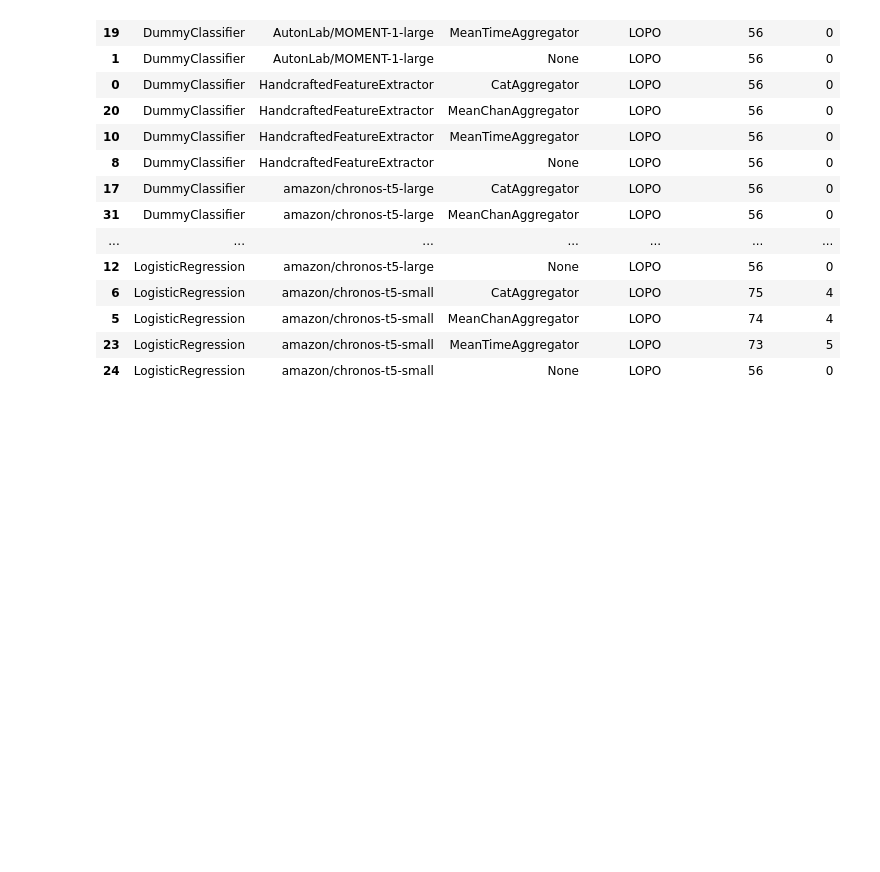
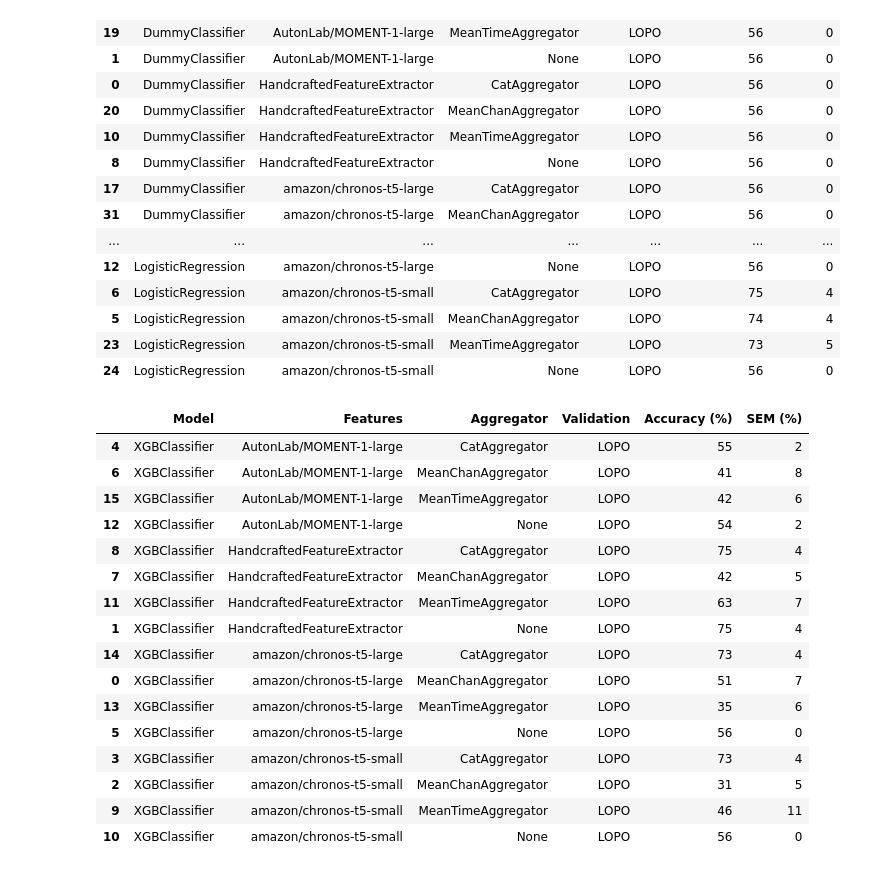
Before and after one commit to LeonardoAlchieri/pretrained_foundation_models_physiological_data, a Jupyter notebook: notebooks/checking_results.ipynb, the cells around one changed output. Saved outputs shown, nothing was run; the diff lists cells and outputs as text; code cells hidden in the pictures; blank space fills up the shorter version.

```diff
--- a/notebooks/checking_results.ipynb
+++ b/notebooks/checking_results.ipynb
@@ -5,13 +5,19 @@ from yaml import safe_load
 from IPython.display import display
 
 
-def present_results(path: str) -> None:
+def present_results(path: str, val_method: str = "lopo") -> None:
     experiments = [f for f in os.listdir(path) if os.path.isdir(os.path.join(path, f))]
     results = []
     for exp in experiments:
         exp_path = os.path.join(path, exp)
-        report = pd.read_csv(os.path.join(exp_path, "reports.csv"), index_col=0)
+        reports_path = os.path.join(exp_path, "reports.csv")
+        if not os.path.exists(reports_path):
+            print(f"Skipping {exp_path} as reports.csv does not exist.")
+            continue
+        report = pd.read_csv(reports_path, index_col=0)
         conf = safe_load(open(os.path.join(exp_path, ".hydra/config.yaml")))
+        if conf['validation_method']['_target_'].split(".")[-1].lower() != val_method:
+            continue
         model_name: str = conf["model"]["model"]["_target_"].split(".")[-1]
         features_name = (
             conf["feature_extractor"]["_target_"].split(".")[-1]
@@ -99,3 +111,23 @@ present_results("../outputs/multirun_2025-06-18_08-58-59")
 | 5 | LogisticRegression | amazon/chronos-t5-small | MeanChanAggregator | LOPO | 74 | 4 |
 | 23 | LogisticRegression | amazon/chronos-t5-small | MeanTimeAggregator | LOPO | 73 | 5 |
 | 24 | LogisticRegression | amazon/chronos-t5-small | None | LOPO | 56 | 0 |
+# %%
+present_results("../outputs/multirun_2025-06-23_11-03-31", val_method="lopo")
+# %% [output]
+|  | Model | Features | Aggregator | Validation | Accuracy (%) | SEM (%) |
+| 4 | XGBClassifier | AutonLab/MOMENT-1-large | CatAggregator | LOPO | 55 | 2 |
+| 6 | XGBClassifier | AutonLab/MOMENT-1-large | MeanChanAggregator | LOPO | 41 | 8 |
+| 15 | XGBClassifier | AutonLab/MOMENT-1-large | MeanTimeAggregator | LOPO | 42 | 6 |
+| 12 | XGBClassifier | AutonLab/MOMENT-1-large | None | LOPO | 54 | 2 |
+| 8 | XGBClassifier | HandcraftedFeatureExtractor | CatAggregator | LOPO | 75 | 4 |
+| 7 | XGBClassifier | HandcraftedFeatureExtractor | MeanChanAggregator | LOPO | 42 | 5 |
+| 11 | XGBClassifier | HandcraftedFeatureExtractor | MeanTimeAggregator | LOPO | 63 | 7 |
+| 1 | XGBClassifier | HandcraftedFeatureExtractor | None | LOPO | 75 | 4 |
+| 14 | XGBClassifier | amazon/chronos-t5-large | CatAggregator | LOPO | 73 | 4 |
+| 0 | XGBClassifier | amazon/chronos-t5-large | MeanChanAggregator | LOPO | 51 | 7 |
+| 13 | XGBClassifier | amazon/chronos-t5-large | MeanTimeAggregator | LOPO | 35 | 6 |
+| 5 | XGBClassifier | amazon/chronos-t5-large | None | LOPO | 56 | 0 |
+| 3 | XGBClassifier | amazon/chronos-t5-small | CatAggregator | LOPO | 73 | 4 |
+| 2 | XGBClassifier | amazon/chronos-t5-small | MeanChanAggregator | LOPO | 31 | 5 |
+| 9 | XGBClassifier | amazon/chronos-t5-small | MeanTimeAggregator | LOPO | 46 | 11 |
+| 10 | XGBClassifier | amazon/chronos-t5-small | None | LOPO | 56 | 0 |
```
Also changed, not shown: parts of 42 cells of this notebook, 3 other files.
